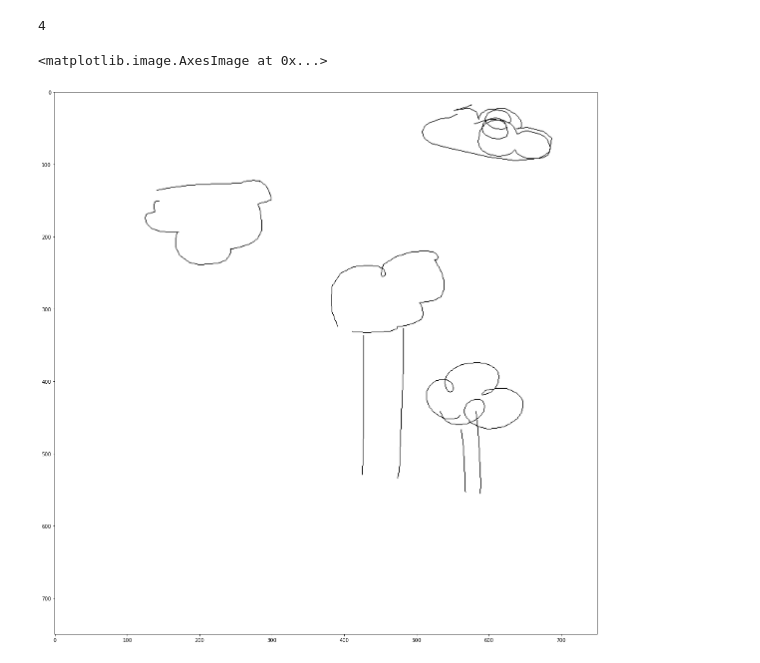
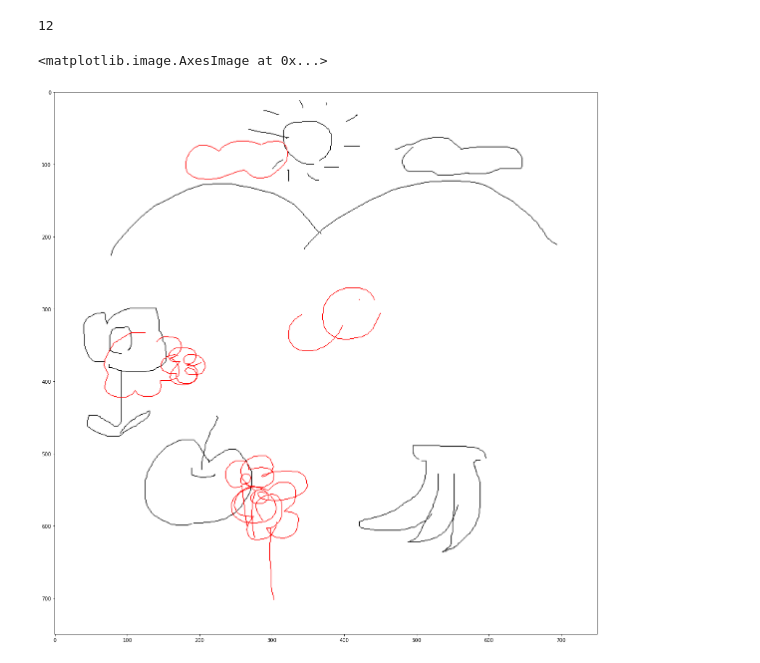
Before and after one commit to skyloken/interactive-sketcher, a Jupyter notebook: notebooks/draw_from_log.ipynb, the cells around one changed output. Saved outputs shown, nothing was run; the diff lists cells and outputs as text; code cells hidden in the pictures.

```diff
--- a/notebooks/draw_from_log.ipynb
+++ b/notebooks/draw_from_log.ipynb
@@ -18,24 +22,27 @@ df
 # %%
-sketches = json.loads(df.loc["d9f2c829-54f3-4b63-9063-bcac16b327da"]["sketches"])
+sketches = json.loads(df.loc["ac455e08-c70b-480b-8d07-8e8d718ef7e2"]["sketches"])
 len(sketches)
 # %% [output]
-4
+12
 # %%
 from PIL import Image, ImageDraw
 from matplotlib import pyplot as plt
 
 canvas = Image.new('RGB', (750, 750), (255, 255, 255))
 draw = ImageDraw.Draw(canvas)
 
-for lines in sketches:
+for turn, lines in enumerate(sketches):
     for line in lines:
         for i in range(len(line)-1):
             x1, y1 = line[i]
             x2, y2 = line[i+1]
-            draw.line((x1, y1, x2, y2), fill=(0, 0, 0), width=1)
+            if turn % 2 == 0:
+                draw.line((x1, y1, x2, y2), fill=(0, 0, 0), width=1)
+            else:
+                draw.line((x1, y1, x2, y2), fill=(255, 0, 0), width=1)
 
 plt.figure(figsize=(20, 20))
 plt.imshow(canvas)
 # %% [output]
 <matplotlib.image.AxesImage at 0x...>
-[figure, old version]
+[figure, new version]
```
Also changed, not shown: parts of 1 cell of this notebook, 6 other files.
